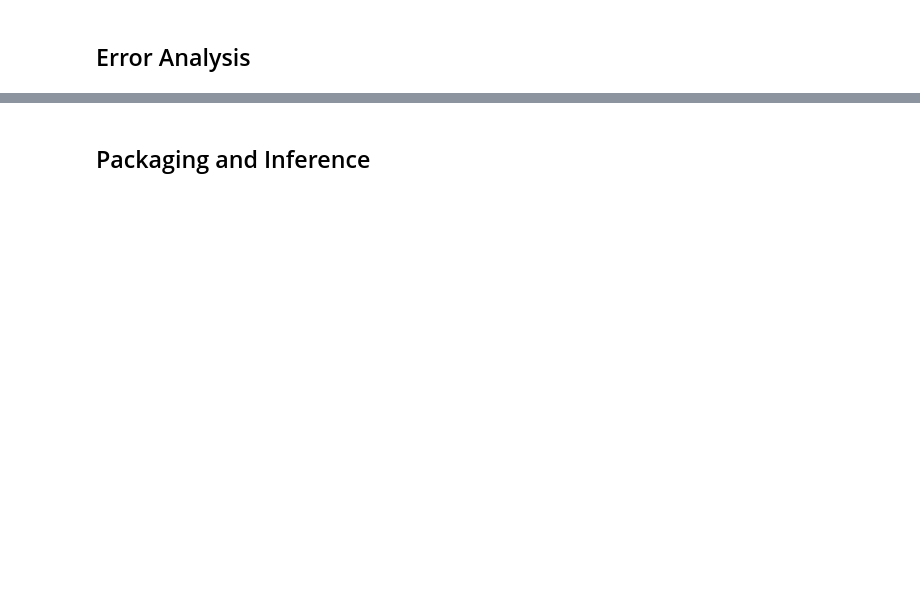
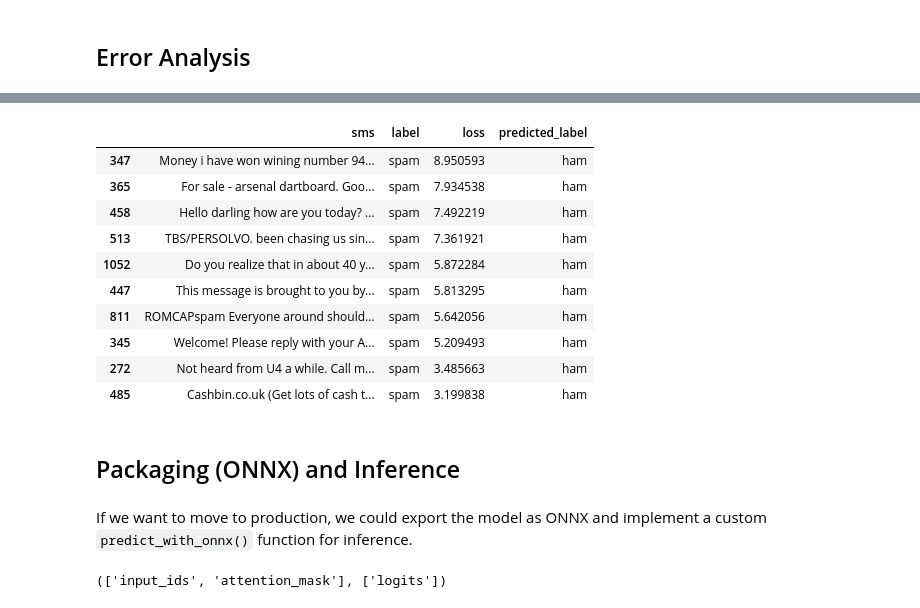
Before and after one commit to mxagar/generative_ai_udacity, a Jupyter notebook: 01_Fundamentals_GenAI/project/peft_howto.ipynb, the cells around one changed output, grey strips where cells are left out. Saved outputs shown, nothing was run; the diff lists cells and outputs as text; code cells hidden in the pictures; blank space fills up the shorter version.

```diff
--- a/01_Fundamentals_GenAI/project/peft_howto.ipynb
+++ b/01_Fundamentals_GenAI/project/peft_howto.ipynb
@@ -444,0 +478,6 @@ tensorboard --logdir=./logs
+# %%
+# We can always predict with the trainer
+output = trainer.predict(tokenized_dataset["test"])
+print(output.predictions[:5])
+print(output.label_ids[:5])
+print(output.metrics)
@@ -496,0 +583,11 @@ lora_model.save_pretrained("distilbert-model-spam")
+# %%
+# If save the base model with the merged adapter weights,
+# we can load it directly without the need of PEFT
+from transformers import AutoModelForSequenceClassification
+# Load the fine-tuned model with the already merged the adapter weights
+model = AutoModelForSequenceClassification.from_pretrained(
+    "distilbert-model-spam",
+    num_labels=len(id2label),
+    id2label=id2label,
+    label2id=label2id,
+)
@@ -498,0 +651,8 @@ lora_model.save_pretrained("distilbert-model-spam")
+# %%
+# Apply/map the forward_pass_with_label function to the tokenized dataset
+# This will create new columns in the dataset: loss, predicted_label
+tokenized_dataset_loss_test = tokenized_dataset["test"].map(
+    lambda batch: forward_pass_with_label(batch, model, tokenizer, device="cpu"),
+    batched=True,
+    batch_size=32,
+)
@@ -498,0 +681,9 @@ lora_model.save_pretrained("distilbert-model-spam")
+# %%
+# Transform the dataset into a pandas DataFrame for easier analysis
+# select only the relevant columns
+# and replace the label ids with their string names
+tokenized_dataset_loss_test.set_format("pandas")
+cols = ['sms', 'label', 'loss', 'predicted_label']
+df_test = tokenized_dataset_loss_test[:][cols]
+df_test["label"] = df_test["label"].replace(id2label)
+df_test["predicted_label"] = df_test["predicted_label"].replace(id2label)
@@ -499,2 +699,20 @@ lora_model.save_pretrained("distilbert-model-spam")
+# %%
+# Sort the entries by descending loss, i.e., show the most misclassified entries first
+pd.set_option("display.max_colwidth", None)
+df_test.sort_values("loss", ascending=False).head(10)
+# %% [output]
+|  | sms | label | loss | predicted_label |
+| 347 | Money i have won wining number 94... | spam | 8.950593 | ham |
+| 365 | For sale - arsenal dartboard. Goo... | spam | 7.934538 | ham |
+| 458 | Hello darling how are you today? ... | spam | 7.492219 | ham |
+| 513 | TBS/PERSOLVO. been chasing us sin... | spam | 7.361921 | ham |
+| 1052 | Do you realize that in about 40 y... | spam | 5.872284 | ham |
+| 447 | This message is brought to you by... | spam | 5.813295 | ham |
+| 811 | ROMCAPspam Everyone around should... | spam | 5.642056 | ham |
+| 345 | Welcome! Please reply with your A... | spam | 5.209493 | ham |
+| 272 | Not heard from U4 a while. Call m... | spam | 3.485663 | ham |
+| 485 | Cashbin.co.uk (Get lots of cash t... | spam | 3.199838 | ham |
 # %% [markdown]
-## Packaging and Inference
+## Packaging (ONNX) and Inference
+# %% [markdown]
+If we want to move to production, we could export the model as ONNX and implement a custom `predict_with_onnx()` function for inference.
@@ -500,0 +730,26 @@ lora_model.save_pretrained("distilbert-model-spam")
+# %%
+# Use the same tokenizer as during training
+tokenizer = AutoTokenizer.from_pretrained("distilbert-base-uncased")
+
+# Get the ONNX config constructor for distilbert (sequence classification)
+feature = "sequence-classification"
+model_kind = "distilbert"
+
+# Build the ONNX config with correct architecture and config
+onnx_config_cls = FeaturesManager.get_config(model_kind, feature=feature)
+onnx_config = onnx_config_cls(model.config)  # model.config comes from our trained DistilBERT model
+
+# Define ONNX export path
+onnx_path = Path("distilbert-model-spam-onnx")
+onnx_path.mkdir(exist_ok=True)
+
+# Export the merged model (classification head included)
+export(
+    preprocessor=tokenizer,
+    model=model,  # This is your merged LoRA model
+    config=onnx_config,
+    opset=17,  # Use at least 14
+    output=onnx_path / "model.onnx",
+)
+# %% [output]
+(['input_ids', 'attention_mask'], ['logits'])
```
Also changed, not shown: parts of 42 cells of this notebook.
